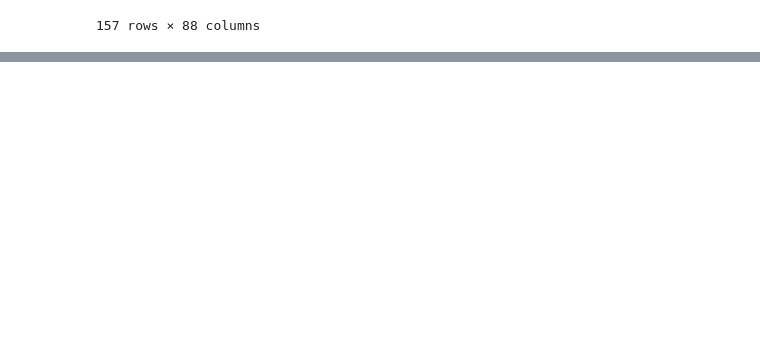
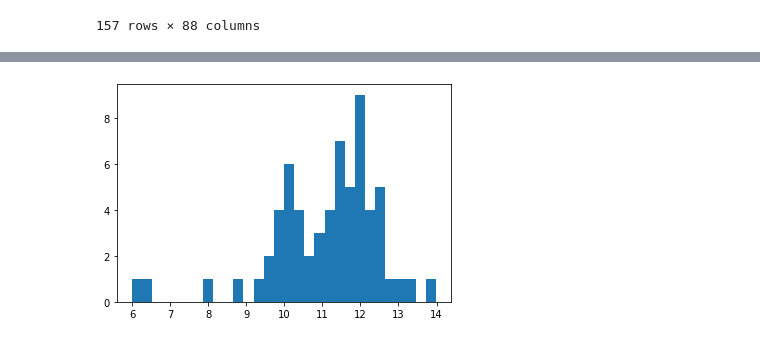
Before and after one commit to ageller/compileGCs, a Jupyter notebook: compileGCs.ipynb, the cells around one changed output, grey strips where cells are left out. Saved outputs shown, nothing was run; the diff lists cells and outputs as text; code cells hidden in the pictures; blank space fills up the shorter version.

Commit message:
some extra plots

```diff
--- a/compileGCs.ipynb
+++ b/compileGCs.ipynb
@@ -319,0 +322,9 @@ harrisPosPhotVel_MarinFranch_Milone_df.to_csv('GCcompiled.csv')
+# %%
+df = pd.read_csv('GCcompiled.csv')
+# %%
+hasMass = df.loc[~df['Mcl[MSun]'].isnull()]
+hasRhl = df.loc[~df['r_hl[arcmin]'].isnull()]
+hasRc = df.loc[~df['r_c[arcmin]'].isnull()]
+hasAge = df.loc[~df['G00_CG_Norm'].isnull()]
+hasSig = df.loc[~df['sig_v0[km/s]'].isnull()]
+print(len(df), len(hasMass), len(hasRhl), len(hasRc), len(hasAge), len(hasSig))
@@ -319,0 +342,5 @@ harrisPosPhotVel_MarinFranch_Milone_df.to_csv('GCcompiled.csv')
+# %%
+f,ax = plt.subplots()
+_ = ax.hist(hasAge['G00_CG_Norm'], 30)
+# %% [output]
+[figure, added]
```
Also changed, not shown: parts of 5 cells of this notebook.
